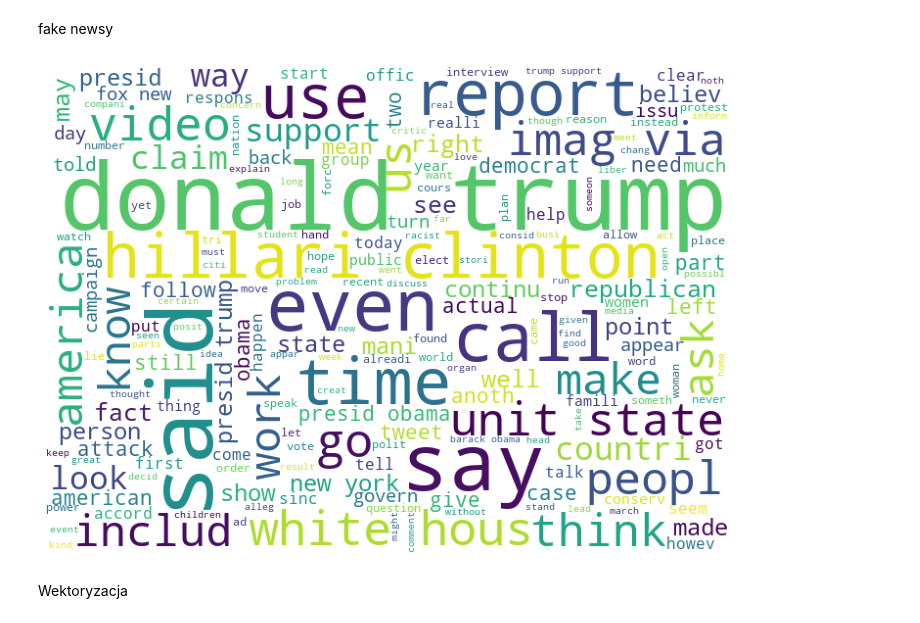
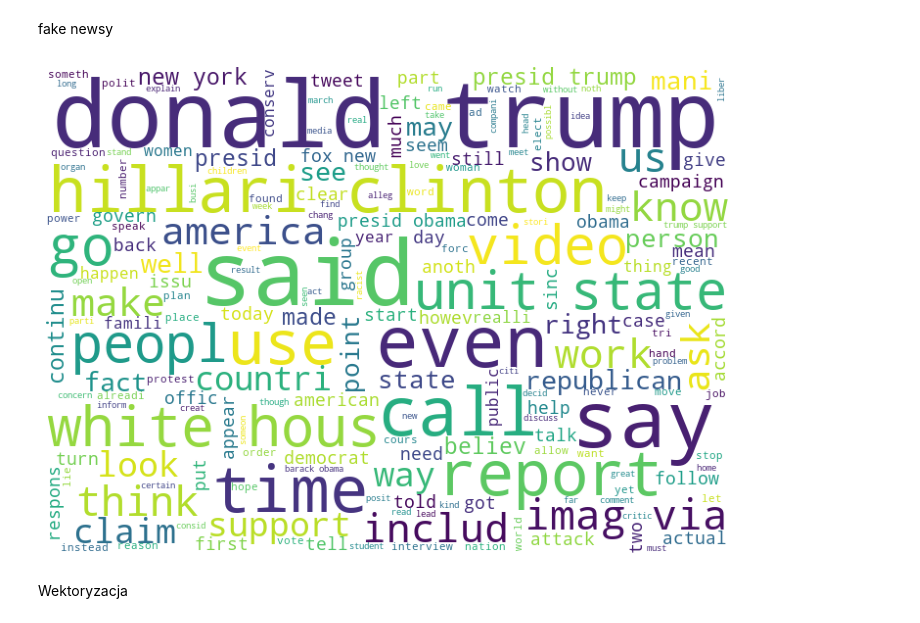
Before and after one commit to pietrzakkuba/classification-effectiveness-comparison, a Jupyter notebook: notebooks/fake_and_real_news_classification.ipynb, the cells around one changed output. Drawn from its saved outputs; the diff is of its cells as text; code cells hidden in the pictures.

```diff
--- a/notebooks/fake_and_real_news_classification.ipynb
+++ b/notebooks/fake_and_real_news_classification.ipynb
@@ -48,16 +48,16 @@ fake newsy
 # %%
 fake_news_word_cloud = WordCloud(
 	width=700,
 	height=500,
 	background_color='white',
 )
-real_news_word_cloud.generate(' '.join(text for text in news.loc[news['label'] == 1, 'text_clean']))
+fake_news_word_cloud.generate(' '.join(text for text in news.loc[news['label'] == 1, 'text_clean']))
 plt.figure(figsize=(15, 9))
 plt.axis("off")
-plt.imshow(real_news_word_cloud)
+plt.imshow(fake_news_word_cloud)
 plt.show()
 # %% [output]
-[figure, old version]
+[figure, new version]
 # %% [markdown]
 Wektoryzacja
 # %%
```
Also changed, not shown: parts of 3 cells of this notebook, 7 other files.
